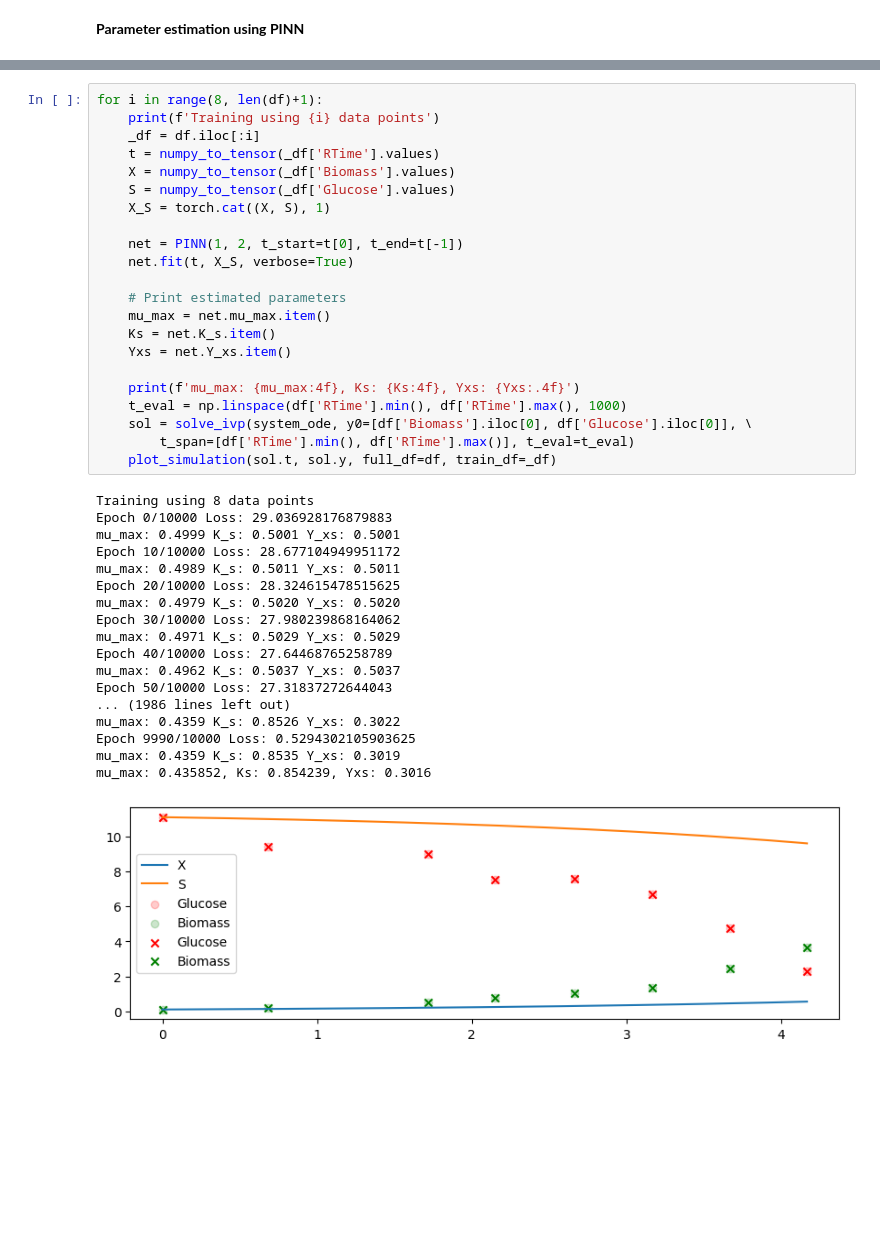
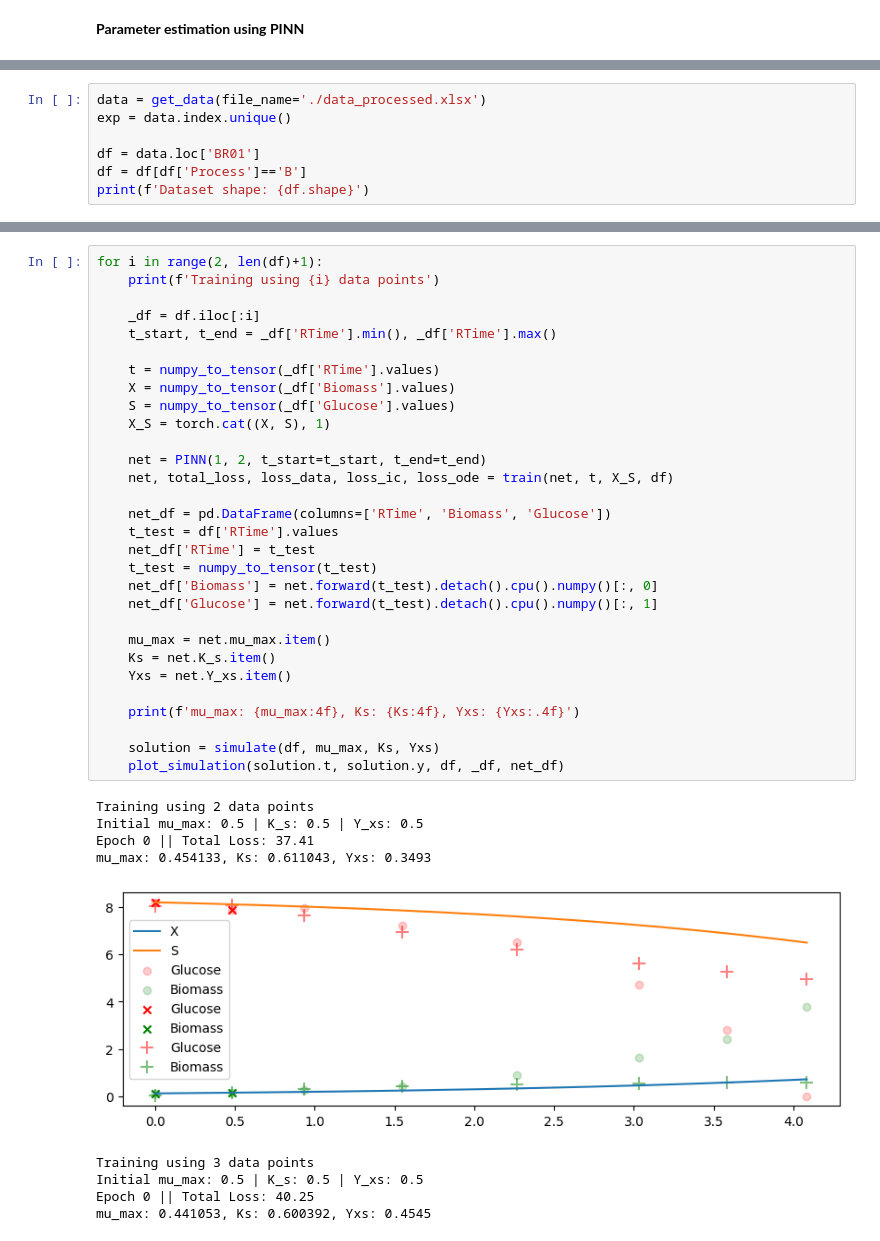
Before and after one commit to costasmexis/dynamic-modeling, a Jupyter notebook: main.ipynb, the cells around one changed output, grey strips where cells are left out. Drawn from its saved outputs; the diff is of its cells as text; blank space fills up the shorter version.

```diff
--- a/main.ipynb
+++ b/main.ipynb
@@ -49,0 +31,7 @@ df = df[df['Process']=='B']
+# %%
+data = get_data(file_name='./data_processed.xlsx')
+exp = data.index.unique()
+
+df = data.loc['BR01']
+df = df[df['Process']=='B']
+print(f'Dataset shape: {df.shape}')
@@ -68,41 +70,40 @@ def plot_simulation(t, y, full_df, train_df):
 # %%
-for i in range(8, len(df)+1):
+for i in range(2, len(df)+1):
     print(f'Training using {i} data points')
+
     _df = df.iloc[:i]
+    t_start, t_end = _df['RTime'].min(), _df['RTime'].max()
+
     t = numpy_to_tensor(_df['RTime'].values)
     X = numpy_to_tensor(_df['Biomass'].values)
     S = numpy_to_tensor(_df['Glucose'].values)
     X_S = torch.cat((X, S), 1)
 
-    net = PINN(1, 2, t_start=t[0], t_end=t[-1])
-    net.fit(t, X_S, verbose=True)
+    net = PINN(1, 2, t_start=t_start, t_end=t_end)
+    net, total_loss, loss_data, loss_ic, loss_ode = train(net, t, X_S, df)
 
-    # Print estimated parameters
+    net_df = pd.DataFrame(columns=['RTime', 'Biomass', 'Glucose'])
+    t_test = df['RTime'].values
+    net_df['RTime'] = t_test
+    t_test = numpy_to_tensor(t_test)
+    net_df['Biomass'] = net.forward(t_test).detach().cpu().numpy()[:, 0]
+    net_df['Glucose'] = net.forward(t_test).detach().cpu().numpy()[:, 1]
+
     mu_max = net.mu_max.item()
     Ks = net.K_s.item()
     Yxs = net.Y_xs.item()
 
     print(f'mu_max: {mu_max:4f}, Ks: {Ks:4f}, Yxs: {Yxs:.4f}')
-    t_eval = np.linspace(df['RTime'].min(), df['RTime'].max(), 1000)
-    sol = solve_ivp(system_ode, y0=[df['Biomass'].iloc[0], df['Glucose'].iloc[0]], \
-        t_span=[df['RTime'].min(), df['RTime'].max()], t_eval=t_eval)
-    plot_simulation(sol.t, sol.y, full_df=df, train_df=_df)
+
+    solution = simulate(df, mu_max, Ks, Yxs)
+    plot_simulation(solution.t, solution.y, df, _df, net_df)
 # %% [output]
-Training using 8 data points
-Epoch 0/10000 Loss: 29.036928176879883
-mu_max: 0.4999 K_s: 0.5001 Y_xs: 0.5001
-Epoch 10/10000 Loss: 28.677104949951172
-mu_max: 0.4989 K_s: 0.5011 Y_xs: 0.5011
-Epoch 20/10000 Loss: 28.324615478515625
-mu_max: 0.4979 K_s: 0.5020 Y_xs: 0.5020
-Epoch 30/10000 Loss: 27.980239868164062
-mu_max: 0.4971 K_s: 0.5029 Y_xs: 0.5029
-Epoch 40/10000 Loss: 27.64468765258789
-mu_max: 0.4962 K_s: 0.5037 Y_xs: 0.5037
-Epoch 50/10000 Loss: 27.31837272644043
-... (1986 lines left out)
-mu_max: 0.4359 K_s: 0.8526 Y_xs: 0.3022
-Epoch 9990/10000 Loss: 0.5294302105903625
-mu_max: 0.4359 K_s: 0.8535 Y_xs: 0.3019
-mu_max: 0.435852, Ks: 0.854239, Yxs: 0.3016
+Training using 2 data points
+Initial mu_max: 0.5 | K_s: 0.5 | Y_xs: 0.5
+Epoch 0 || Total Loss: 37.41
+mu_max: 0.454133, Ks: 0.611043, Yxs: 0.3493
-[figure, old version]
+[figure, new version]
+Training using 3 data points
+Initial mu_max: 0.5 | K_s: 0.5 | Y_xs: 0.5
+Epoch 0 || Total Loss: 40.25
+mu_max: 0.441053, Ks: 0.600392, Yxs: 0.4545
```
Also changed, not shown: parts of 13 cells of this notebook, 2 other files.
